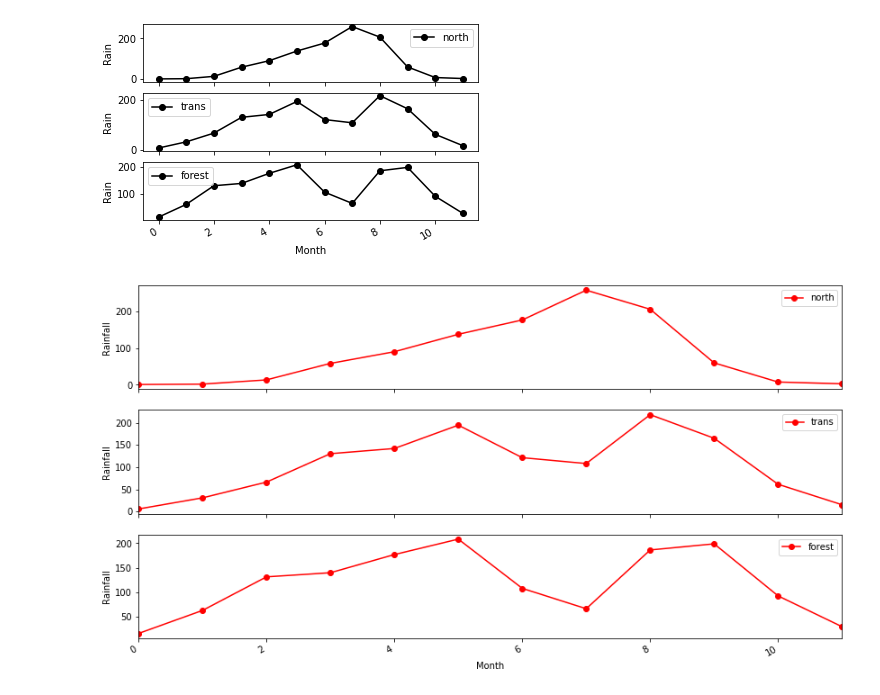
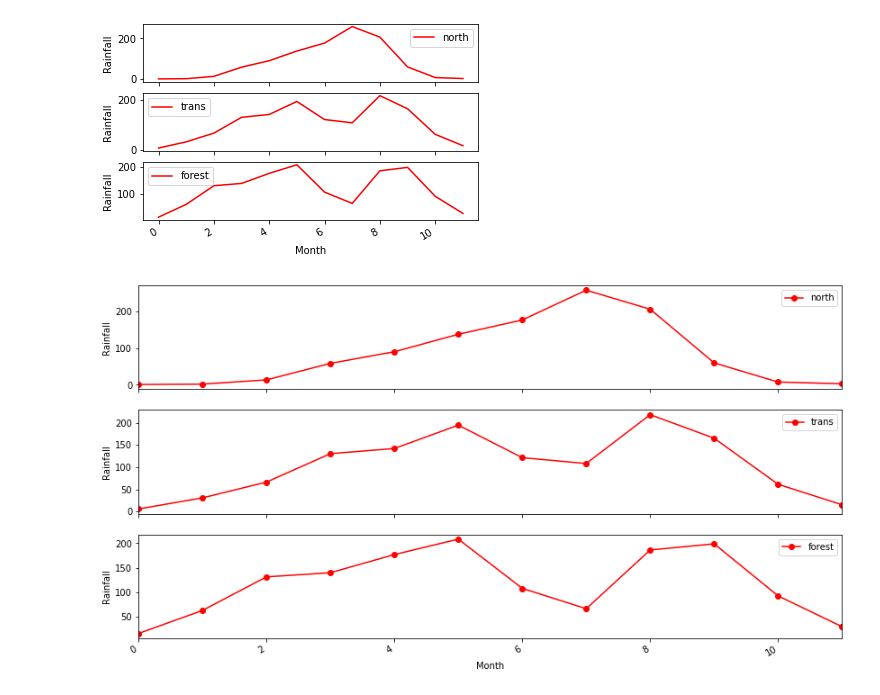
Before and after one commit to buabaj/fortran-assignment, a Jupyter notebook: graph.ipynb, the cells around one changed output. Saved outputs shown, nothing was run; the diff lists cells and outputs as text; code cells hidden in the pictures.

```diff
--- a/graph.ipynb
+++ b/graph.ipynb
@@ -1,24 +1,24 @@
 # %%
 import matplotlib.pyplot as plt
 import pandas as pd
 
 graph=pd.read_csv("all_average.csv")
 graph.head(4)
 
 
 
 
 graph['month'] = pd.to_datetime(graph['month'])
 
 
 cols_plot = [ 'north', 'trans','forest']
-axes = graph[cols_plot].plot(marker='o', linestyle='-', subplots=True,color="black")
+axes = graph[cols_plot].plot(subplots=True,color="red")
 for label in axes:
-    label.set_ylabel('Rain')
+    label.set_ylabel('Rainfall')
     label.set_xlabel("Month")
-plt.savefig('Time-Plot.jpg')
+plt.savefig('question1a.jpg')
 # %% [output]
-[figure, old version]
+[figure, new version]
 # %%
 # %% [output]
 [figure]
```
Also changed, not shown: 1 other file.
